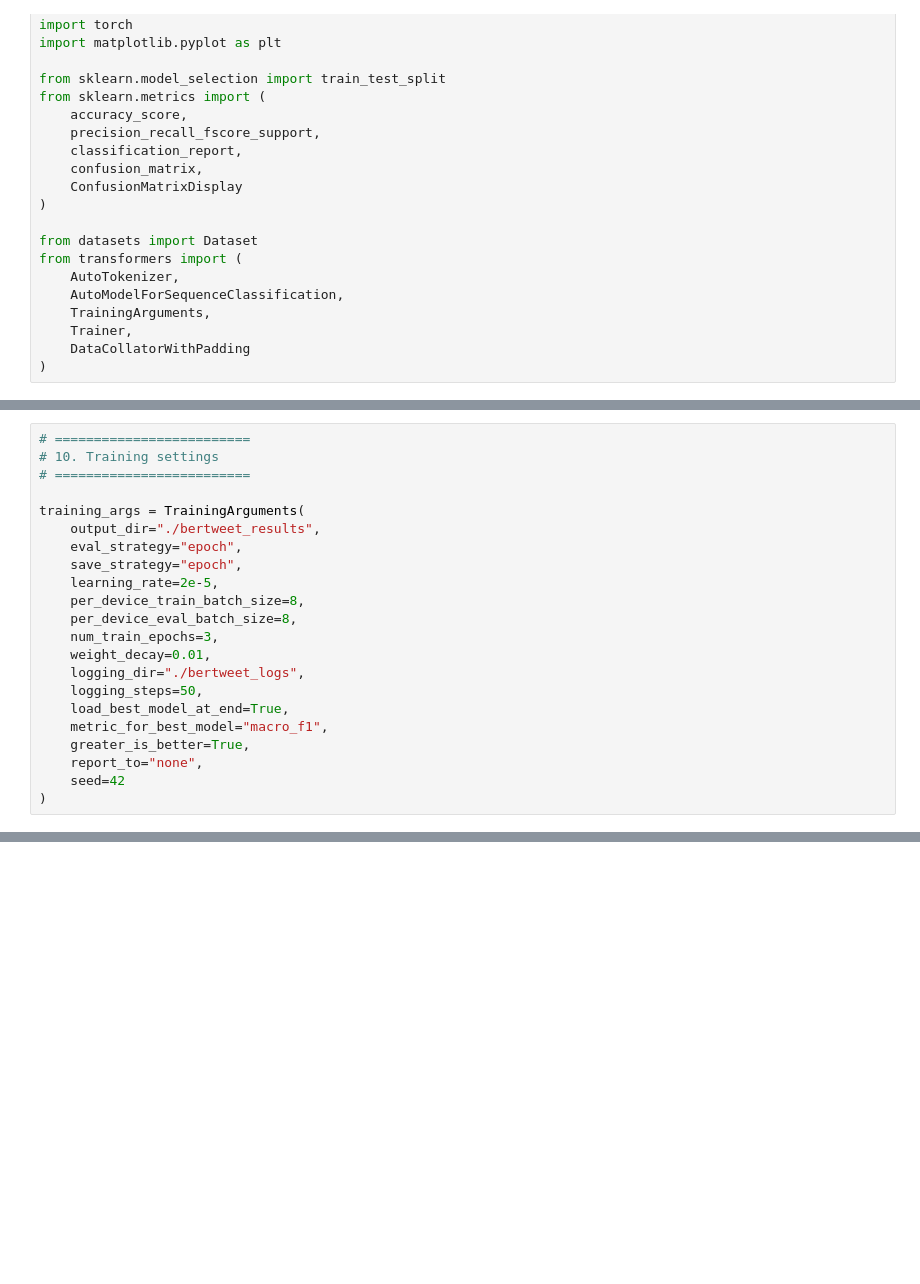
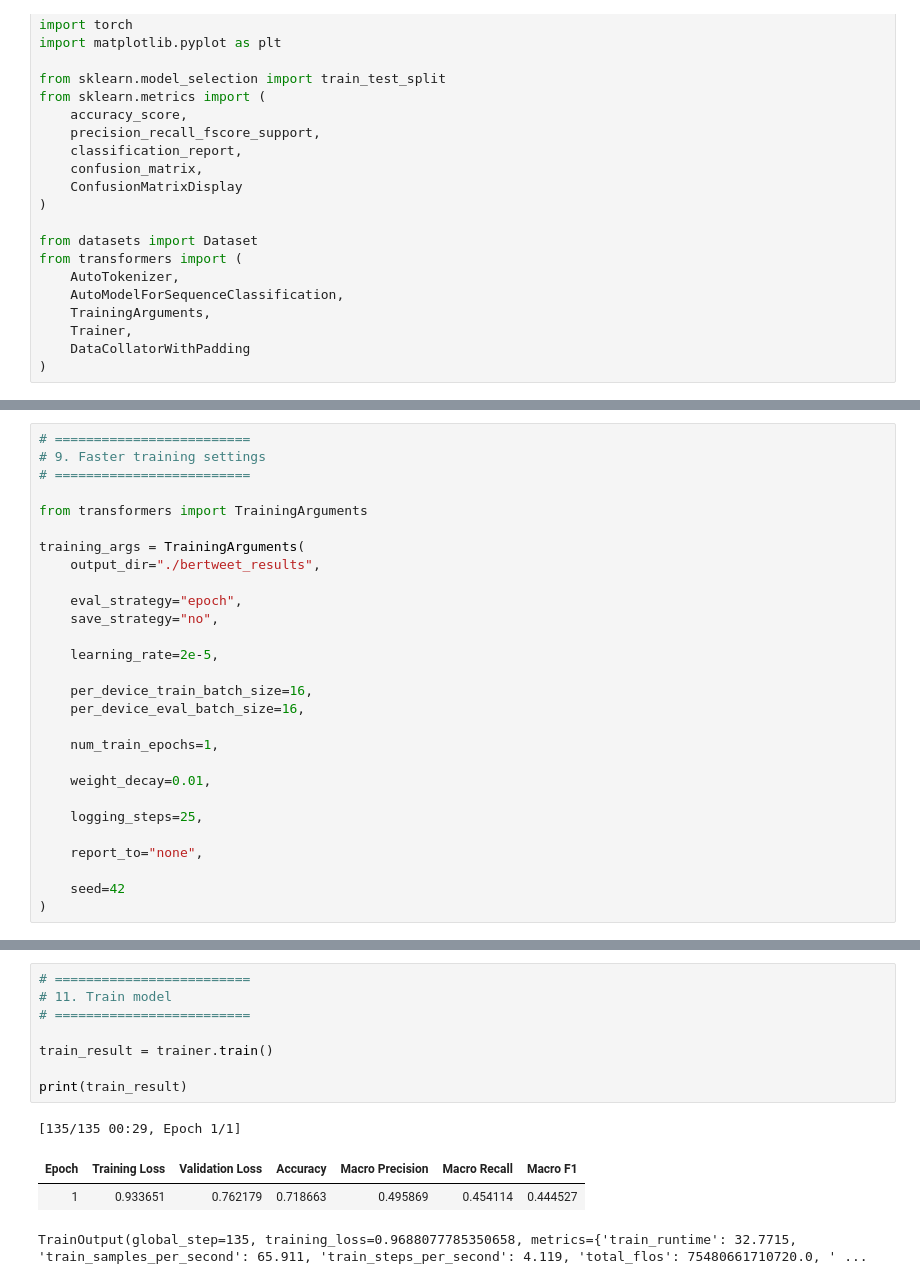
Before and after one commit to Shifali1094/stance-detection, a Jupyter notebook: notebooks/bertweet_experiments.ipynb, the cells around one changed output, grey strips where cells are left out. Drawn from its saved outputs; the diff is of its cells as text; blank space fills up the shorter version.

```diff
--- a/notebooks/bertweet_experiments.ipynb
+++ b/notebooks/bertweet_experiments.ipynb
@@ -152,24 +236,30 @@ def compute_metrics(eval_pred):
     }
 # %%
 # =========================
-# 10. Training settings
+# 9. Faster training settings
 # =========================
+
+from transformers import TrainingArguments
 
 training_args = TrainingArguments(
     output_dir="./bertweet_results",
+
     eval_strategy="epoch",
-    save_strategy="epoch",
+    save_strategy="no",
+
     learning_rate=2e-5,
-    per_device_train_batch_size=8,
-    per_device_eval_batch_size=8,
-    num_train_epochs=3,
+
+    per_device_train_batch_size=16,
+    per_device_eval_batch_size=16,
+
+    num_train_epochs=1,
+
     weight_decay=0.01,
-    logging_dir="./bertweet_logs",
-    logging_steps=50,
-    load_best_model_at_end=True,
-    metric_for_best_model="macro_f1",
-    greater_is_better=True,
+
+    logging_steps=25,
+
     report_to="none",
+
     seed=42
 )
 # %%
@@ -191,3 +287,16 @@ trainer.train()
+# %%
+# =========================
+# 11. Train model
+# =========================
+
+train_result = trainer.train()
+
+print(train_result)
+# %% [output]
+[135/135 00:29, Epoch 1/1]
+| Epoch | Training Loss | Validation Loss | Accuracy | Macro Precision | Macro Recall | Macro F1 |
+| 1 | 0.933651 | 0.762179 | 0.718663 | 0.495869 | 0.454114 | 0.444527 |
+TrainOutput(global_step=135, training_loss=0.9688077785350658, metrics={'train_runtime': 32.7715, 'train_samples_per_second': 65.911, 'train_steps_per_second': 4.119, 'total_flos': 75480661710720.0, ' ...
 # %%
 # =========================
 # 12. Evaluate on test set
```
Also changed, not shown: parts of 15 cells of this notebook.
